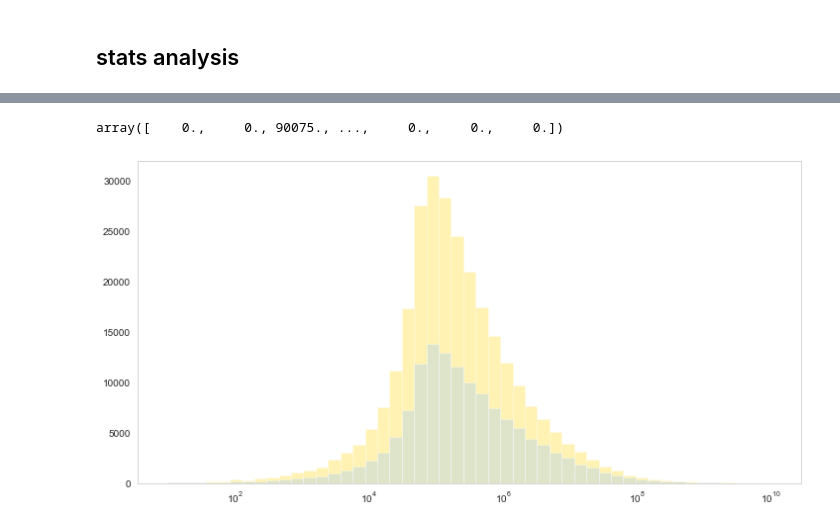
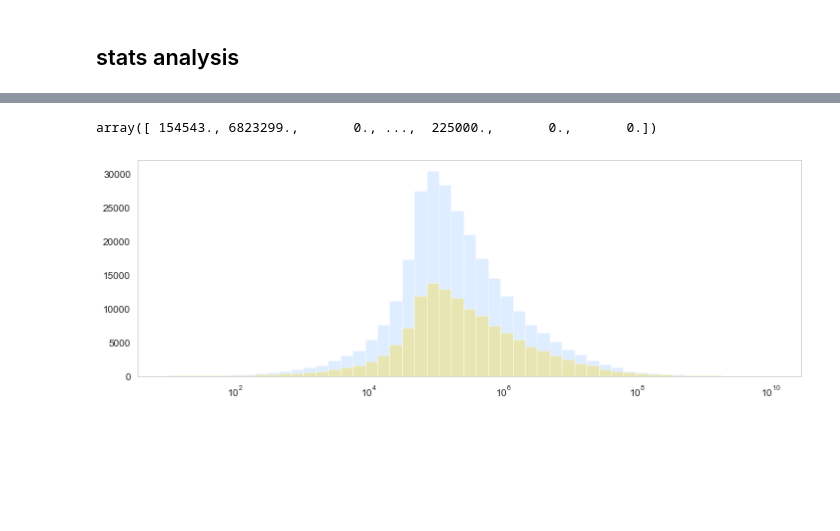
Before and after one commit to lesro/change_unlimited, a Jupyter notebook: notebooks/day3_eda_.ipynb, the cells around one changed output, grey strips where cells are left out. Cells and saved outputs as stored; diff of their text form; code cells hidden in the pictures; blank space fills up the shorter version.

```diff
--- a/notebooks/day3_eda_.ipynb
+++ b/notebooks/day3_eda_.ipynb
@@ -469,33 +434,30 @@ stat_df = eda_df[['avg_income', 'REVENUE_AMT']]
 # %%
 import scipy.stats as stats
 
-a = eda_df[eda_df['avg_income'] < eda_df['avg_income'].mean()]['REVENUE_AMT'].values
-b = eda_df[eda_df['avg_income'] >= eda_df['avg_income'].mean()]['REVENUE_AMT'].values
+#eda_df['avg_income'].mean()
+
+a = eda_df[eda_df['avg_income'] < us_median]['REVENUE_AMT'].values
+b = eda_df[eda_df['avg_income'] >= us_median]['REVENUE_AMT'].values
 
 ttest, pvalue = stats.ttest_ind(a,b)
 
 a
 # %% [output]
-array([    0.,     0., 90075., ...,     0.,     0.,     0.])
+array([ 154543., 6823299.,       0., ...,  225000.,       0.,       0.])
 # %%
 x = np.logspace(1,10)
 
-plt.figure(figsize=(12,6))
-plt.hist(a2, bins=x, alpha=.3, color='gold')
-plt.hist(b2, bins=x, alpha=.3)
-# plt.axvline(revs.median(), color='gold', label='median revenues')
-# plt.xlim()
+plt.figure(figsize=(12,4))
+plt.hist(a2, bins=x, alpha=.3)
+plt.hist(b2, bins=x, alpha=.3, color='gold')
 plt.xscale('log')
-# plt.title('NONPROFIT REVENUE DISTRIBUTION in 2019')
-# plt.ylabel('COUNT')
-# plt.xlabel('REVENUES (log scale)')
-# plt.legend()
 plt.grid()
 plt.show()
-# plt.savefig('../images/np_rev_dist.png');
+plt.savefig('../images/np_rev_dist.png');
 
 #the probability of observing revenues above the median based on income is nearly 0.
 
 #the probability of observing revenues above the mean based on income is nearly 0 as well.
+#as the threshold
 # %% [output]
-[figure, old version]
+[figure, new version]
```
Also changed, not shown: parts of 8 cells of this notebook.
